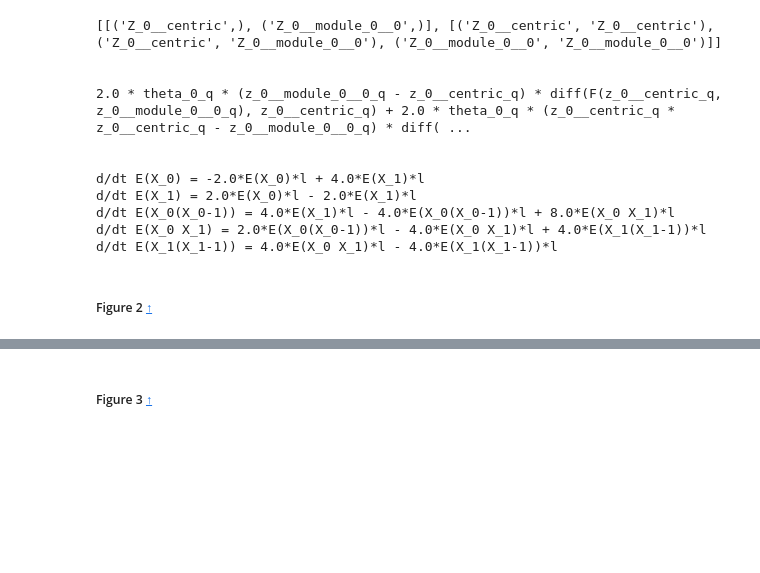
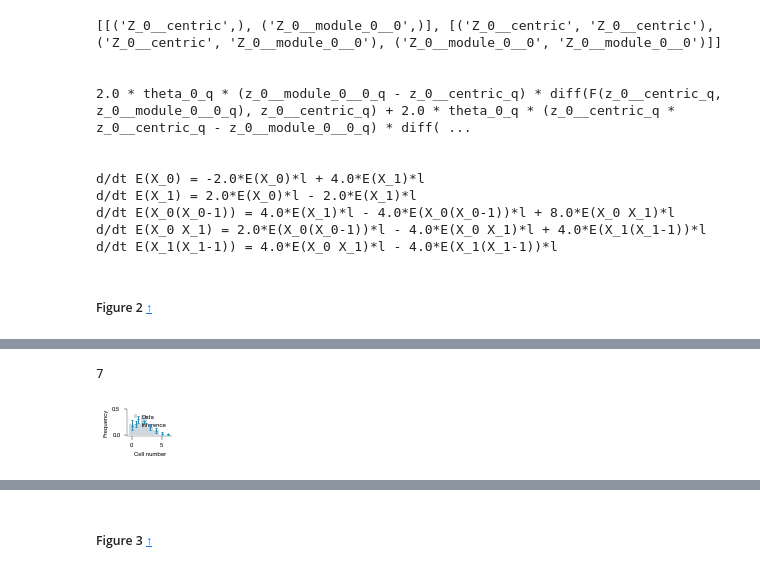
Before and after one commit to mauricelanghinrichs/memocell, a Jupyter notebook: paper/paper_figures.ipynb, the cells around one changed output, grey strips where cells are left out. Cells and saved outputs as stored; diff of their text form; code cells hidden in the pictures; blank space fills up the shorter version.

```diff
--- a/paper/paper_figures.ipynb
+++ b/paper/paper_figures.ipynb
@@ -1194,0 +1329,47 @@ d/dt E(X_1(X_1-1)) = 4.0*E(X_0 X_1)*l - 4.0*E(X_1(X_1-1))*l
+# %%
+# poisson count data
+from scipy.stats import poisson
+np.random.seed(5)
+
+lamprior = 2
+data = np.random.poisson(lam=lamprior, size=20)
+
+# prior (λprior=8)
+# Gamma(λprior, 1)
+# posterior (analytical)
+# Gamma(λprior + sum(data), 1/(length(data)+1))
+gamma_samples = np.random.gamma(lamprior + np.sum(data), 1/(len(data)+1), 10000)
+xvals = [n for n in range(0, 7)]
+print(len(xvals))
+poisson_samples = np.array([poisson.pmf(xvals, s) for s in gamma_samples])
+
+poisson_upper = np.percentile(poisson_samples, 97.5, axis=0)
+poisson_median = np.percentile(poisson_samples, 50, axis=0)
+poisson_lower = np.percentile(poisson_samples, 2.5, axis=0)
+
+errlow = poisson_median-poisson_lower
+errupp = poisson_upper-poisson_median
+
+plt.rcParams.update({'figure.figsize': (0.8, 0.5)})
+ax = plt.gca()
+ax.spines['top'].set_visible(False)
+ax.spines['right'].set_visible(False)
+ax.spines['bottom'].set_visible(True)
+ax.spines['left'].set_visible(True)
+
+plt.hist(data, color=grey, alpha=0.5, density=True, label='Data',
+        bins=np.linspace(-0.5, len(xvals)-0.5, num=len(xvals)+1))
+
+plt.errorbar(xvals, poisson_median, yerr=np.array([errlow, errupp]),
+             color=cnaive, linewidth=1.0, capsize=1.0,
+             zorder=100, markersize=2, fmt='.', label='Inference')
+leg = plt.legend()
+plt.legend(frameon=False)
+plt.ylim(-0.02, 0.5)
+plt.xlim(-0.7, len(xvals)-0.3)
+plt.xlabel("Cell number")
+plt.ylabel("Frequency")
+plt.savefig(f'paper_figures/memocell_celldistr.pdf', bbox_inches='tight')
+# %% [output]
+7
+[figure, added]
```
Also changed, not shown: parts of 38 cells of this notebook, 16 other files.
